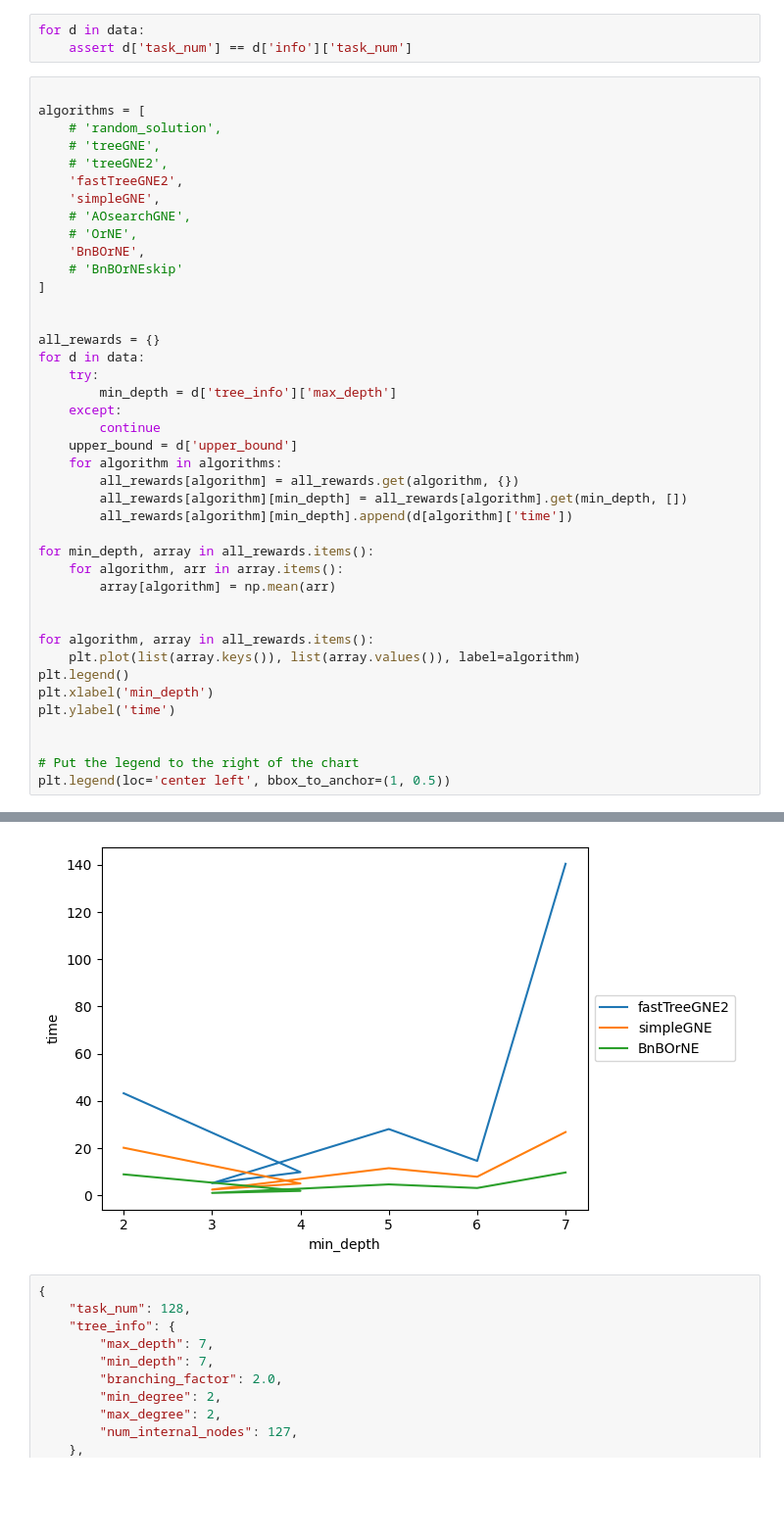
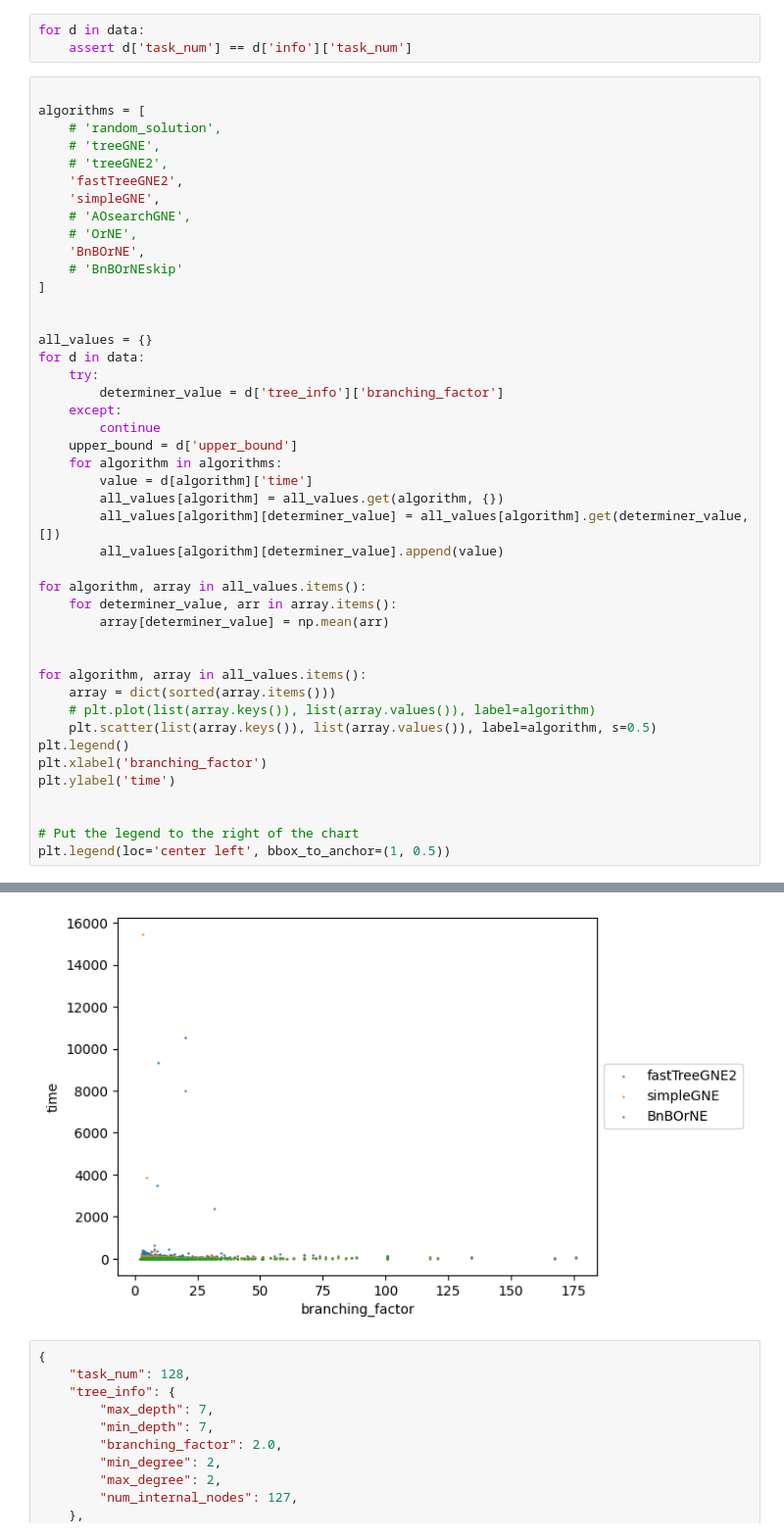
Before and after one commit to thanhan910/MATA-AND-OR, a Jupyter notebook: vis.ipynb, the cells around one changed output, grey strips where cells are left out. Shown at 98% size. Drawn from its saved outputs; the diff is of its cells as text; blank space fills up the shorter version.

```diff
--- a/vis.ipynb
+++ b/vis.ipynb
@@ -21,45 +21,48 @@ for d in data:
 algorithms = [
     # 'random_solution',
     # 'treeGNE',
     # 'treeGNE2',
     'fastTreeGNE2',
     'simpleGNE',
     # 'AOsearchGNE',
     # 'OrNE',
     'BnBOrNE',
     # 'BnBOrNEskip'
 ]
 
 
-all_rewards = {}
+all_values = {}
 for d in data:
     try:
-        min_depth = d['tree_info']['max_depth']
+        determiner_value = d['tree_info']['branching_factor']
     except:
         continue
     upper_bound = d['upper_bound']
     for algorithm in algorithms:
-        all_rewards[algorithm] = all_rewards.get(algorithm, {})
-        all_rewards[algorithm][min_depth] = all_rewards[algorithm].get(min_depth, [])
-        all_rewards[algorithm][min_depth].append(d[algorithm]['time'])
+        value = d[algorithm]['time']
+        all_values[algorithm] = all_values.get(algorithm, {})
+        all_values[algorithm][determiner_value] = all_values[algorithm].get(determiner_value, [])
+        all_values[algorithm][determiner_value].append(value)
 
-for min_depth, array in all_rewards.items():
-    for algorithm, arr in array.items():
-        array[algorithm] = np.mean(arr)
+for algorithm, array in all_values.items():
+    for determiner_value, arr in array.items():
+        array[determiner_value] = np.mean(arr)
 
 
-for algorithm, array in all_rewards.items():
-    plt.plot(list(array.keys()), list(array.values()), label=algorithm)
+for algorithm, array in all_values.items():
+    array = dict(sorted(array.items()))
+    # plt.plot(list(array.keys()), list(array.values()), label=algorithm)
+    plt.scatter(list(array.keys()), list(array.values()), label=algorithm, s=0.5)
 plt.legend()
-plt.xlabel('min_depth')
+plt.xlabel('branching_factor')
 plt.ylabel('time')
 
 
 # Put the legend to the right of the chart
 plt.legend(loc='center left', bbox_to_anchor=(1, 0.5))
 # %% [output]
 <matplotlib.legend.Legend at 0x...>
-[figure, old version]
+[figure, new version]
 # %%
 {
     "task_num": 128,
```
